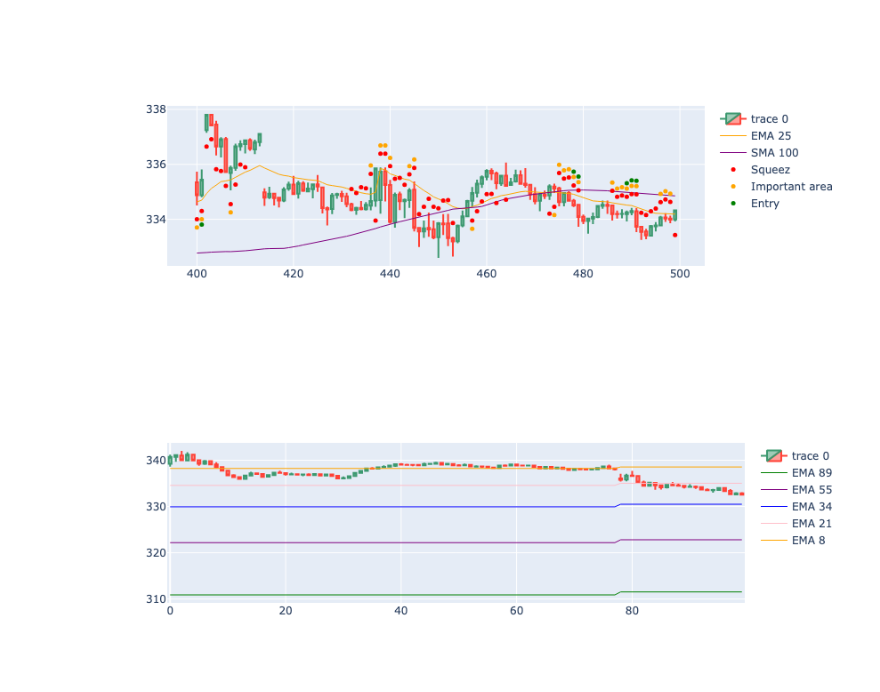
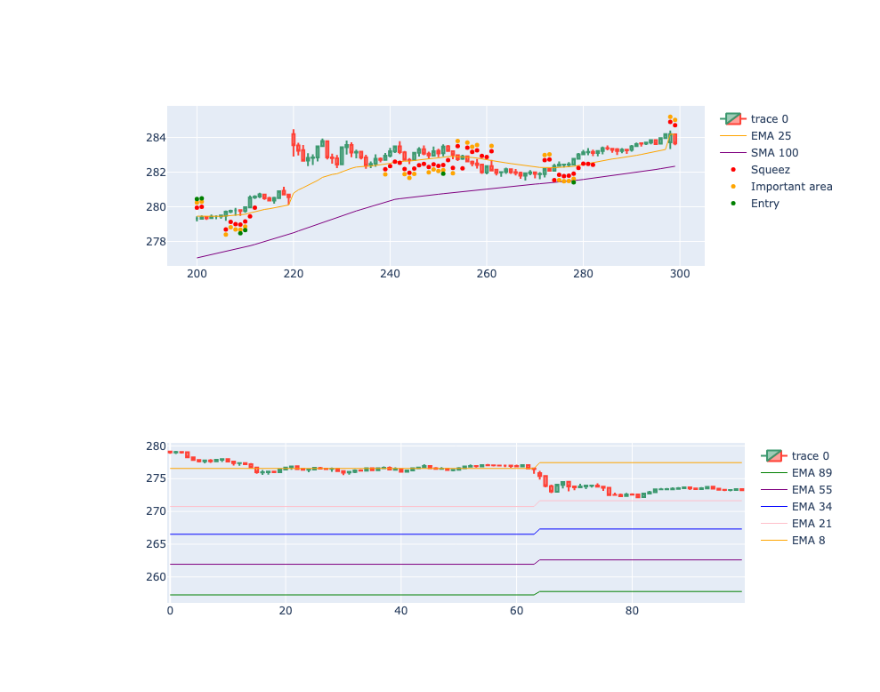
Before and after one commit to gastoncs/jupyter-docker, a Jupyter notebook: app/src/backtesting/squeez/squeez_pattern_v3.ipynb, the cells around one changed output. Drawn from its saved outputs; the diff is of its cells as text; code cells hidden in the pictures.

```diff
--- a/app/src/backtesting/squeez/squeez_pattern_v3.ipynb
+++ b/app/src/backtesting/squeez/squeez_pattern_v3.ipynb
@@ -128,7 +128,7 @@ def detectPosibleBreak(candle)->None:
     elif len(lastTreeOver) == window and \
          close>ema25 and \
          squeezeCloseToEma == EMA25['PRICE_ACCION_OVER_EMA'].value and \
-         priceActionUptrendInShortTerm and \
+         isFiveMinChartUptrend == True and \
          areDailyEmaStacked == STACKED_EMA['POSITIVE'].value:
 
         posibleBreak = EMA25['PRICE_ACCION_OVER_EMA'].value
@@ -139,11 +139,11 @@ def detectPosibleBreak(candle)->None:
 
 if __name__ == '__main__':
 
-    df = pd.read_csv("../data/MSFT/MSFT.USUSD_Candlestick_5_M_BID_01.09.2022-21.09.2024.csv")
+    df = pd.read_csv("../data/MSFT/MSFT.USUSD_Candlestick_5_M_ASK_05.10.2022-05.10.2024.csv")
     df2 = pd.read_csv("../data/MSFT/MSFT.USUSD_Candlestick_1_D_ASK_05.10.2022-05.10.2024.csv")
     df2.reset_index(drop=True, inplace=True)
 
-    df=df[50000:53000]
+    #df=df[29100:40000]
 
     #df = pd.concat([df,df2], axis = 1).sort_values(by='Gmt time')
 
@@ -164,6 +164,10 @@ if __name__ == '__main__':
 
     df.rename(columns = {'Gmt time_x':'datetime_gmt'}, inplace = True)
     df['datetime_est']=pd.to_datetime(df["Gmt time"], unit='ms').dt.tz_localize('UTC').dt.tz_convert('US/Eastern')
+
+    fromTodayStart = '2023-01-01 09:30:00'
+    toNow   = '2024-01-01 16:00:00'
+    df = df[df['datetime_est'].between(fromTodayStart, toNow)]
 
     df = pd.merge(df, df2, how="right", on=["YMD"])
 
@@ -188,10 +192,6 @@ if __name__ == '__main__':
     #startOfTheDay = pd.Timestamp.now().strftime('%Y-%m-%d 09:30:00')
     #now = pd.Timestamp.now().strftime('%Y-%m-%d %H:%M:%S')
 
-    #fromTodayStart = '2022-09-08 09:30:00'
-    #toNow   = '2022-09-08 16:00:00'
-    #df = df[df['datetime_est'].between(fromTodayStart, toNow)]
-
     calculateBolingerAndKeltnerChannels(kc)
     detectSqueeze()
     detectSqueezeCloseToEMA()
@@ -211,4 +211,5 @@ if __name__ == '__main__':
     #print(result.tail(100))
     #print(result.info())
 
+    print(df.head())
     #df.to_csv('trend.csv', index=False)
@@ -247,42 +266,42 @@ df['posibleBreakArea'] = df.apply(lambda row: posibleBreakArea(row), axis=1)
 import plotly.io as pio
 import plotly.graph_objects as go
 
-dfpl = df[500:600]
+dfpl = df[200:300]
 
 fig = go.Figure(
     data=[
         go.Candlestick(
             x=dfpl.index,
             open=dfpl['open_5min'],
             high=dfpl['high_5min'],
             low=dfpl['low_5min'],
             close=dfpl['close_5min']),
         go.Scatter(
             x=dfpl.index,
             y=dfpl['ema25'],
             line=dict(color='orange', width=1),
             name="EMA 25"),
         go.Scatter(
             x=dfpl.index,
             y=dfpl['sma100'],
             line=dict(color='purple', width=1),
             name="SMA 100")
     ]
 )
 
 fig.add_scatter(x=dfpl.index, y=dfpl['squezzeArea'], mode="markers", marker=dict(size=5, color="red"), name="Squeez")
 fig.add_scatter(x=dfpl.index, y=dfpl['squeezeCloseToEmaArea'], mode="markers", marker=dict(size=5, color="orange"), name="Important area")
 fig.add_scatter(x=dfpl.index, y=dfpl['posibleBreakArea'], mode="markers", marker=dict(size=5, color="green"), name="Entry")
 
 fig.update_layout(xaxis_rangeslider_visible=False)
 fig.show()
 # %% [output]
-[figure, old version]
+[figure, new version]
 # %%
 import plotly.io as pio
 import plotly.graph_objects as go
 
-dfpl = df[0:100]
+dfpl = df[100:200]
 
 fig = go.Figure(
     data=[
@@ -323,4 +342,4 @@ fig = go.Figure(
 fig.update_layout(xaxis_rangeslider_visible=False)
 fig.show()
 # %% [output]
-[figure, old version]
+[figure, new version]
```
Also changed, not shown: parts of 1 cell of this notebook, 2 other files.
